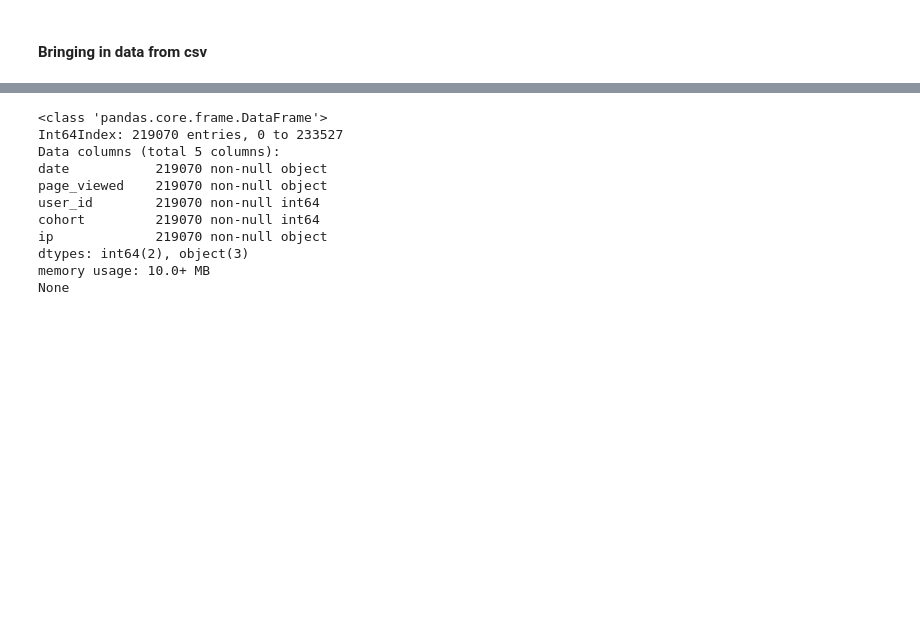
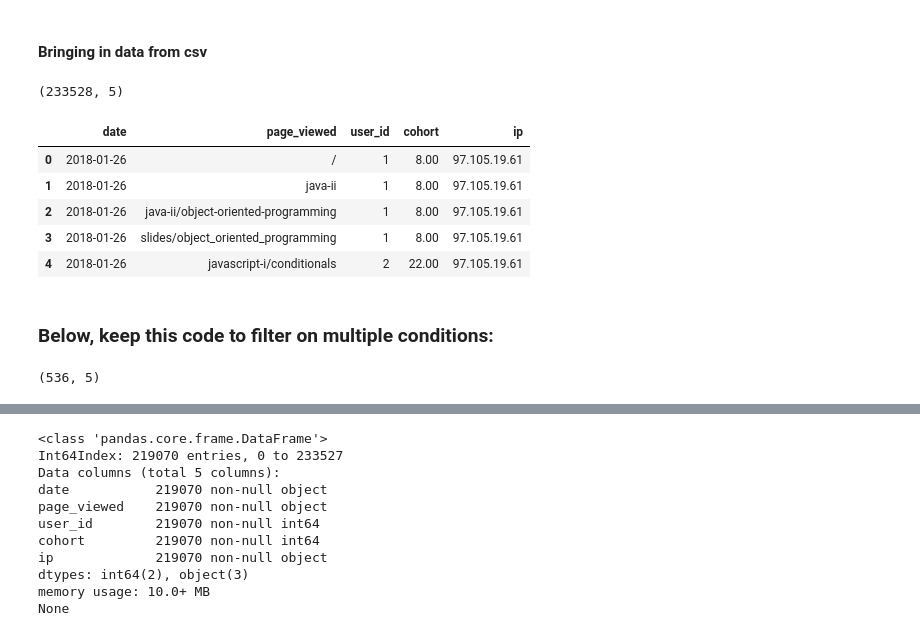
Before and after one commit to HackneyChad/ds-methodologies-exercises, a Jupyter notebook: anomaly_detection.ipynb, the cells around one changed output, grey strips where cells are left out. Cells and saved outputs as stored; diff of their text form; code cells hidden in the pictures; blank space fills up the shorter version.

```diff
--- a/anomaly_detection.ipynb
+++ b/anomaly_detection.ipynb
@@ -563,3 +563,18 @@ df_orig = pd.read_csv('/Users/rachelreuter/ds-methodologies/anomaly_detection/an
     na_values='"-"',
     usecols=[0,2,3,4,5]
 )
+# %%
+df_orig.shape
+# %% [output]
+(233528, 5)
+# %%
+df_orig.head()
+# %% [output]
+|  | date | page_viewed | user_id | cohort | ip |
+| 0 | 2018-01-26 | / | 1 | 8.00 | 97.105.19.61 |
+| 1 | 2018-01-26 | java-ii | 1 | 8.00 | 97.105.19.61 |
+| 2 | 2018-01-26 | java-ii/object-oriented-programming | 1 | 8.00 | 97.105.19.61 |
+| 3 | 2018-01-26 | slides/object_oriented_programming | 1 | 8.00 | 97.105.19.61 |
+| 4 | 2018-01-26 | javascript-i/conditionals | 2 | 22.00 | 97.105.19.61 |
+# %% [markdown]
+### Below, keep this code to filter on multiple conditions:
@@ -565,0 +585,4 @@ df_orig = pd.read_csv('/Users/rachelreuter/ds-methodologies/anomaly_detection/an
+# %%
+df_monkey.shape
+# %% [output]
+(536, 5)
```
Also changed, not shown: parts of 15 cells of this notebook, 1 other file.
